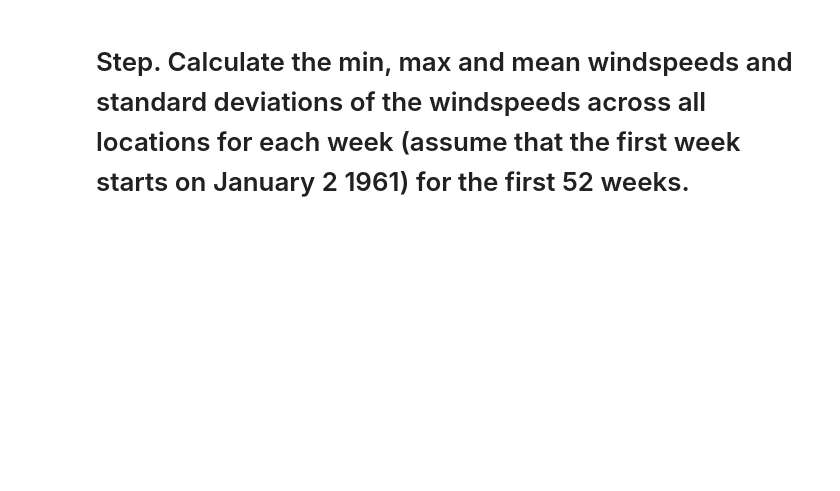
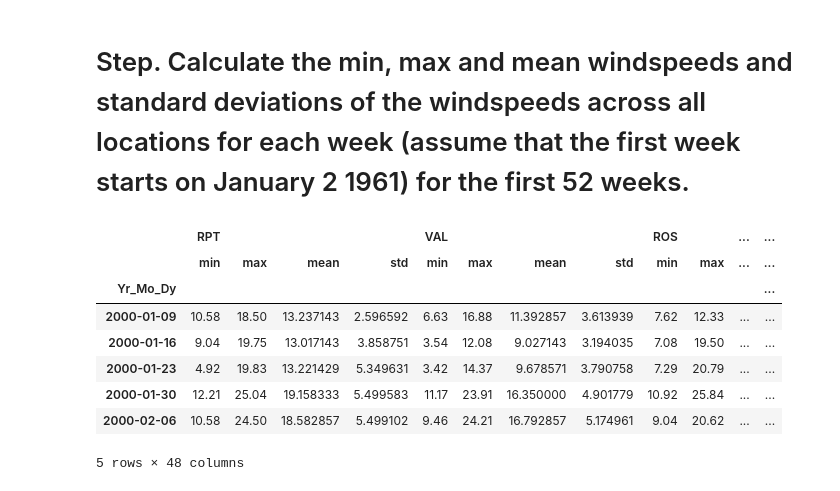
Before and after one commit to unknown-jun/Pandas, a Jupyter notebook: State 02.ipynb, the cells around one changed output. Drawn from its saved outputs; the diff is of its cells as text; code cells hidden in the pictures; blank space fills up the shorter version.

```diff
--- a/State 02.ipynb
+++ b/State 02.ipynb
@@ -177,2 +196,6 @@ Treat January 1961 and January 1962 both as January.
 # %% [markdown]
 # Step. Downsample the record to a yearly frequency for each location.
+# %%
+data['year'] = data.index.year
+data.drop(['Jan'], axis=1, inplace=True)
+data.groupby(data['year']).mean().head()
@@ -179,2 +210,5 @@ Treat January 1961 and January 1962 both as January.
 # %% [markdown]
 # Step. Downsample the record to a monthly frequency for each location.
+# %%
+data.drop(['year'], axis=1, inplace=True)
+data.groupby(data.index.to_period('M')).mean().head()
@@ -183,2 +235,15 @@ Treat January 1961 and January 1962 both as January.
 # %% [markdown]
 # Step. Calculate the min, max and mean windspeeds and standard deviations of the windspeeds across all locations for each week (assume that the first week starts on January 2 1961) for the first 52 weeks.
+# %%
+weekly = data.resample('W').agg(['min','max','mean','std'])
+weekly.iloc[1:53].head()
+# %% [output]
+|  | RPT |  |  |  | VAL |  |  |  | ROS |  | ... | ... |
+|  | min | max | mean | std | min | max | mean | std | min | max | ... | ... |
+| Yr_Mo_Dy |  |  |  |  |  |  |  |  |  |  |  | ... |
+| 2000-01-09 | 10.58 | 18.50 | 13.237143 | 2.596592 | 6.63 | 16.88 | 11.392857 | 3.613939 | 7.62 | 12.33 | ... | ... |
+| 2000-01-16 | 9.04 | 19.75 | 13.017143 | 3.858751 | 3.54 | 12.08 | 9.027143 | 3.194035 | 7.08 | 19.50 | ... | ... |
+| 2000-01-23 | 4.92 | 19.83 | 13.221429 | 5.349631 | 3.42 | 14.37 | 9.678571 | 3.790758 | 7.29 | 20.79 | ... | ... |
+| 2000-01-30 | 12.21 | 25.04 | 19.158333 | 5.499583 | 11.17 | 23.91 | 16.350000 | 4.901779 | 10.92 | 25.84 | ... | ... |
+| 2000-02-06 | 10.58 | 24.50 | 18.582857 | 5.499102 | 9.46 | 24.21 | 16.792857 | 5.174961 | 9.04 | 20.62 | ... | ... |
+5 rows × 48 columns
```
Also changed, not shown: parts of 19 cells of this notebook.
